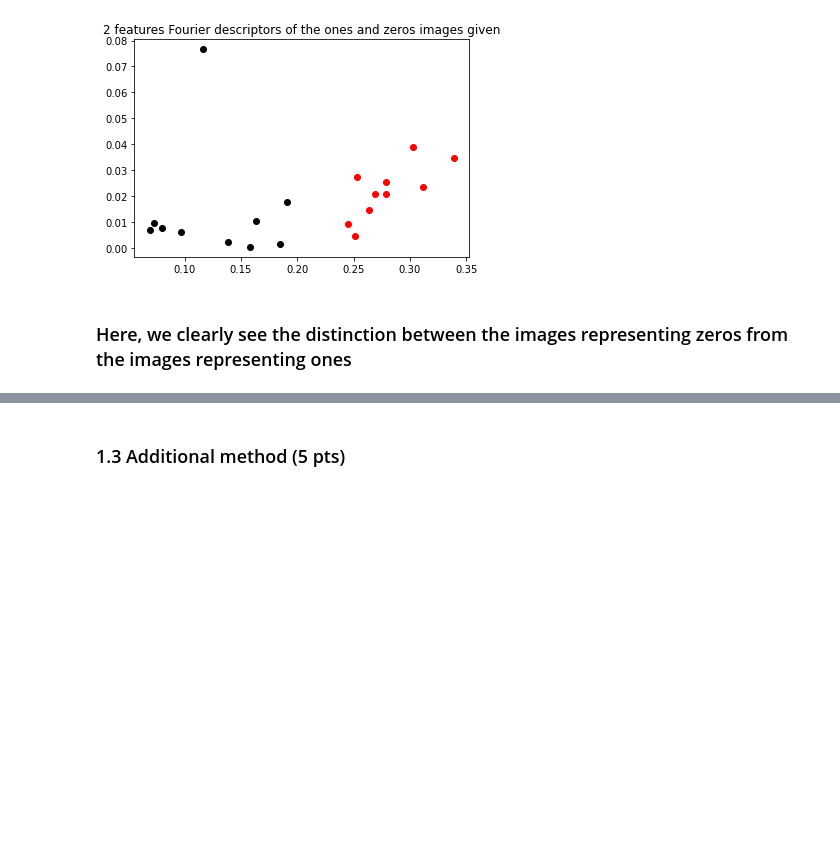
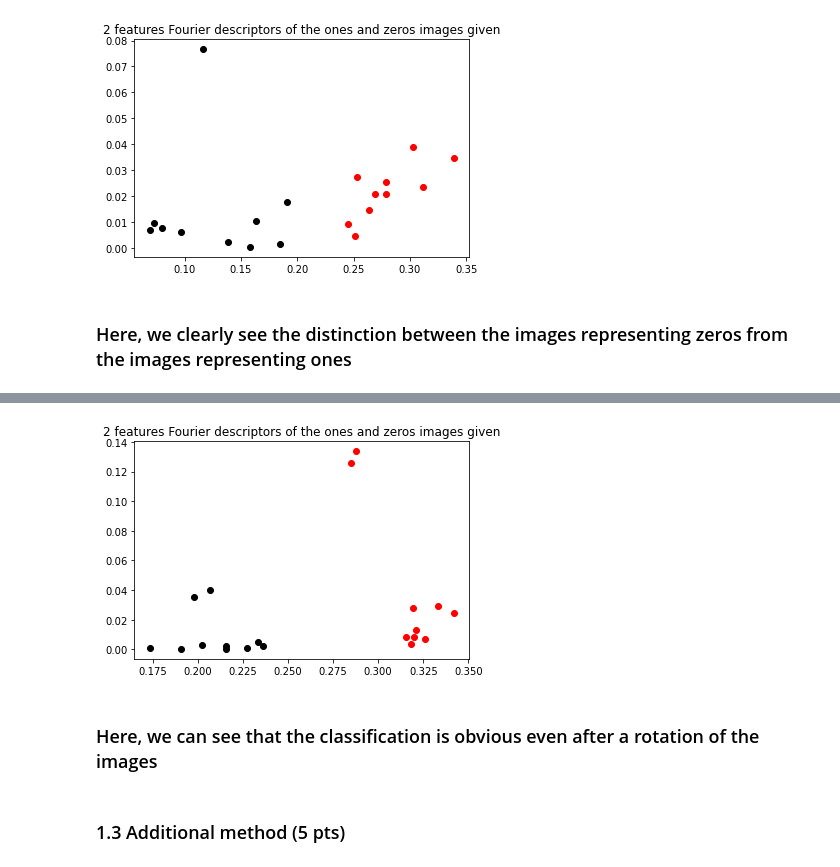
Before and after one commit to bouadiyanis/Image_processing_labs_EPFL, a Jupyter notebook: lab_02_object_description.ipynb, the cells around one changed output, grey strips where cells are left out. Cells and saved outputs as stored; diff of their text form; code cells hidden in the pictures; blank space fills up the shorter version.

```diff
--- a/lab_02_object_description.ipynb
+++ b/lab_02_object_description.ipynb
@@ -189,3 +212,21 @@ plt.show()
+# %%
+Coordinates_zeros=Get_Data(zeros_im)
+Coordinates_ones=Get_Data(ones_im)
+
+X_ones = [x[0] for x in Coordinates_ones]
+Y_ones = [x[1] for x in Coordinates_ones]
+
+X_zeros = [x[0] for x in Coordinates_zeros]
+Y_zeros = [x[1] for x in Coordinates_zeros]
+
+plt.scatter(X_ones,Y_ones, color='black')
+plt.scatter(X_zeros,Y_zeros, color='red')
+plt.title('2 features Fourier descriptors of the ones and zeros images given')
+plt.show()
+# %% [output]
+[figure, added]
+# %% [markdown]
+### Here, we can see that the classification is obvious even after a rotation of the images
 # %% [markdown]
 ### 1.3 Additional method (5 pts)
 # %%
```
Also changed, not shown: parts of 3 cells of this notebook.
